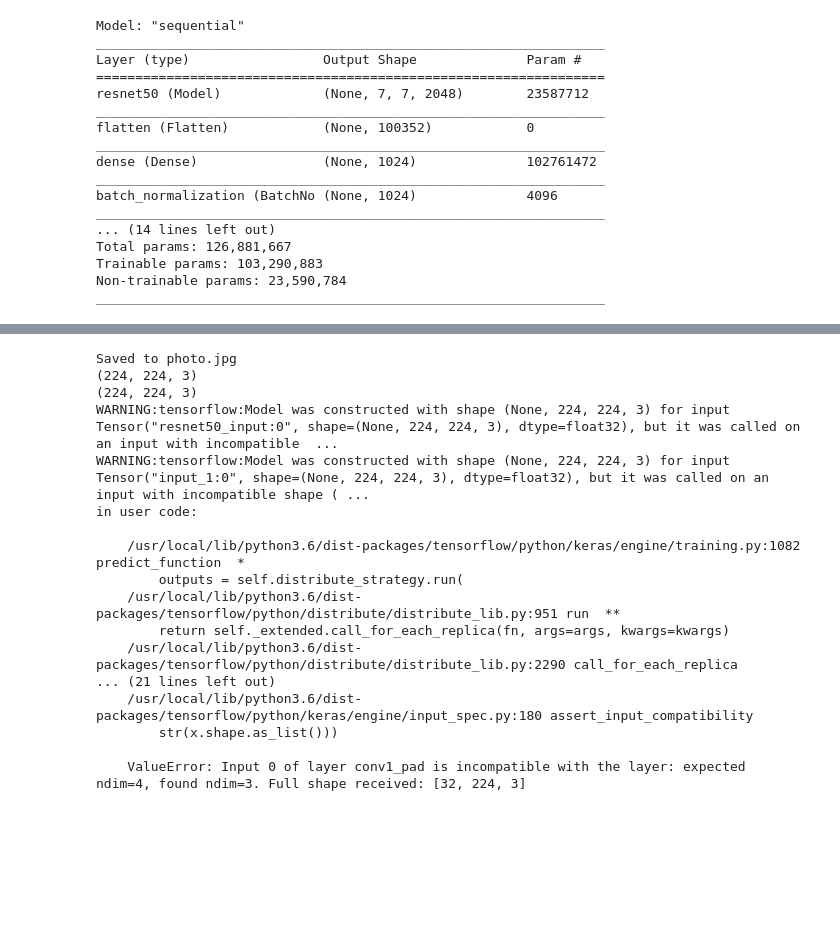
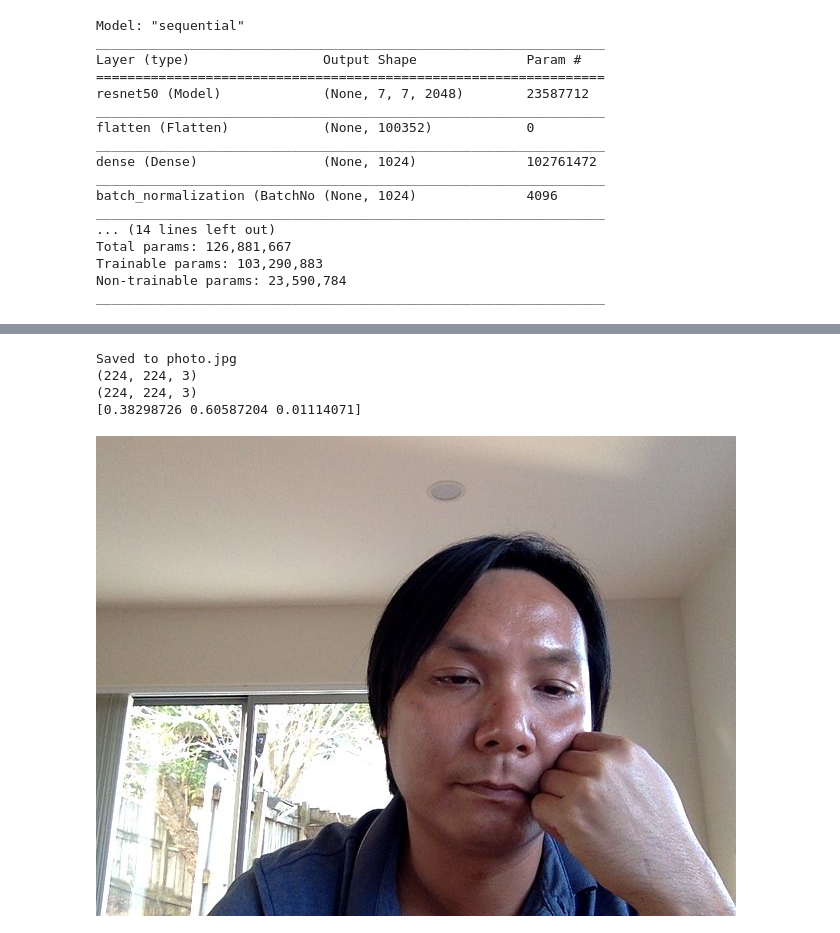
Before and after one commit to phat-ng-eroad/cnn, a Jupyter notebook: driver_action_detection_load_model.ipynb, the cells around one changed output, grey strips where cells are left out. Drawn from its saved outputs; the diff is of its cells as text; code cells hidden in the pictures; blank space fills up the shorter version.

```diff
--- a/driver_action_detection_load_model.ipynb
+++ b/driver_action_detection_load_model.ipynb
@@ -104,43 +104,32 @@ def take_photo(filename='photo.jpg', quality=0.8):
 # %%
 IMAGE_WIDTH=224
 IMAGE_HEIGHT=224
 from IPython.display import Image
 try:
   filename = take_photo()
   print('Saved to {}'.format(filename))
 
   img = get_im_cv2(filename, IMAGE_WIDTH, IMAGE_HEIGHT)
-  print(img.shape)
-  img = np.array(img, dtype=np.uint8)
-  print(img.shape)
-  prediction = model.predict(img);
+
+  x_predict=[]
+  x_predict.append(img)
+  x_predict = np.array(x_predict, dtype=np.uint8)
+  prediction = model.predict(x_predict);
 
   print(*prediction)
   # Show the image which was just taken.
   display(Image(filename))
 except Exception as err:
   # Errors will be thrown if the user does not have a webcam or if they do not
   # grant the page permission to access it.
   print(str(err))
 # %% [output]
 [interactive output not drawn]
 Saved to photo.jpg
 (224, 224, 3)
 (224, 224, 3)
-WARNING:tensorflow:Model was constructed with shape (None, 224, 224, 3) for input Tensor("resnet50_input:0", shape=(None, 224, 224, 3), dtype=float32), but it was called on an input with incompatible  ...
-WARNING:tensorflow:Model was constructed with shape (None, 224, 224, 3) for input Tensor("input_1:0", shape=(None, 224, 224, 3), dtype=float32), but it was called on an input with incompatible shape ( ...
-in user code:
-
-    /usr/local/lib/python3.6/dist-packages/tensorflow/python/keras/engine/training.py:1082 predict_function  *
-        outputs = self.distribute_strategy.run(
-    /usr/local/lib/python3.6/dist-packages/tensorflow/python/distribute/distribute_lib.py:951 run  **
-        return self._extended.call_for_each_replica(fn, args=args, kwargs=kwargs)
-    /usr/local/lib/python3.6/dist-packages/tensorflow/python/distribute/distribute_lib.py:2290 call_for_each_replica
-... (21 lines left out)
-    /usr/local/lib/python3.6/dist-packages/tensorflow/python/keras/engine/input_spec.py:180 assert_input_compatibility
-        str(x.shape.as_list()))
-
-    ValueError: Input 0 of layer conv1_pad is incompatible with the layer: expected ndim=4, found ndim=3. Full shape received: [32, 224, 3]
+[0.38298726 0.60587204 0.01114071]
+[figure, added]
 # %%
 import shutil
 DRIVE_PATH = '/content/drive/My Drive/colab/'
```
Also changed, not shown: parts of 1 cell of this notebook.
